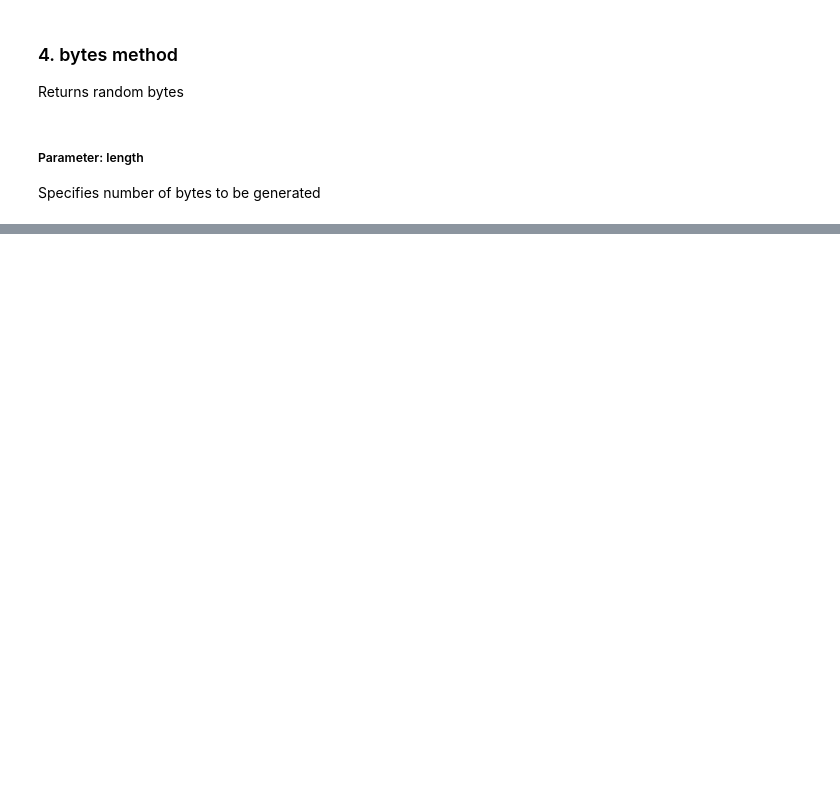
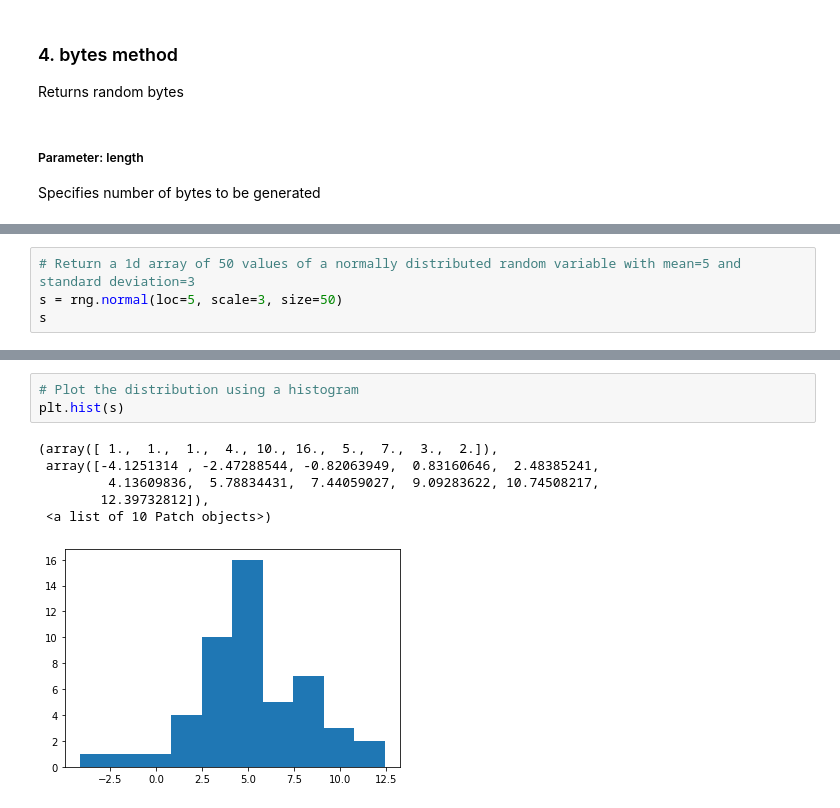
Before and after one commit to colm-o-caoimh/NumpyRandom, a Jupyter notebook: Assignment2020.ipynb, the cells around one changed output, grey strips where cells are left out. Drawn from its saved outputs; the diff is of its cells as text; blank space fills up the shorter version.

Commit message:
Normal distribution and permutations

```diff
--- a/Assignment2020.ipynb
+++ b/Assignment2020.ipynb
@@ -265,0 +371,4 @@ b'\xbdX\xb5\xdf%\x8c\xf5Z\x80D\x11\x96\x8bc[\xe9;)r\x15\x98G\xf3:\x84\x96\x87\xf
+# %%
+# Return a 1d array of 50 values of a normally distributed random variable with mean=5 and standard deviation=3
+s = rng.normal(loc=5, scale=3, size=50)
+s
@@ -265,0 +386,10 @@ b'\xbdX\xb5\xdf%\x8c\xf5Z\x80D\x11\x96\x8bc[\xe9;)r\x15\x98G\xf3:\x84\x96\x87\xf
+# %%
+# Plot the distribution using a histogram
+plt.hist(s)
+# %% [output]
+(array([ 1.,  1.,  1.,  4., 10., 16.,  5.,  7.,  3.,  2.]),
+ array([-4.1251314 , -2.47288544, -0.82063949,  0.83160646,  2.48385241,
+         4.13609836,  5.78834431,  7.44059027,  9.09283622, 10.74508217,
+        12.39732812]),
+ <a list of 10 Patch objects>)
+[figure, added]
```
Also changed, not shown: parts of 47 cells of this notebook.
